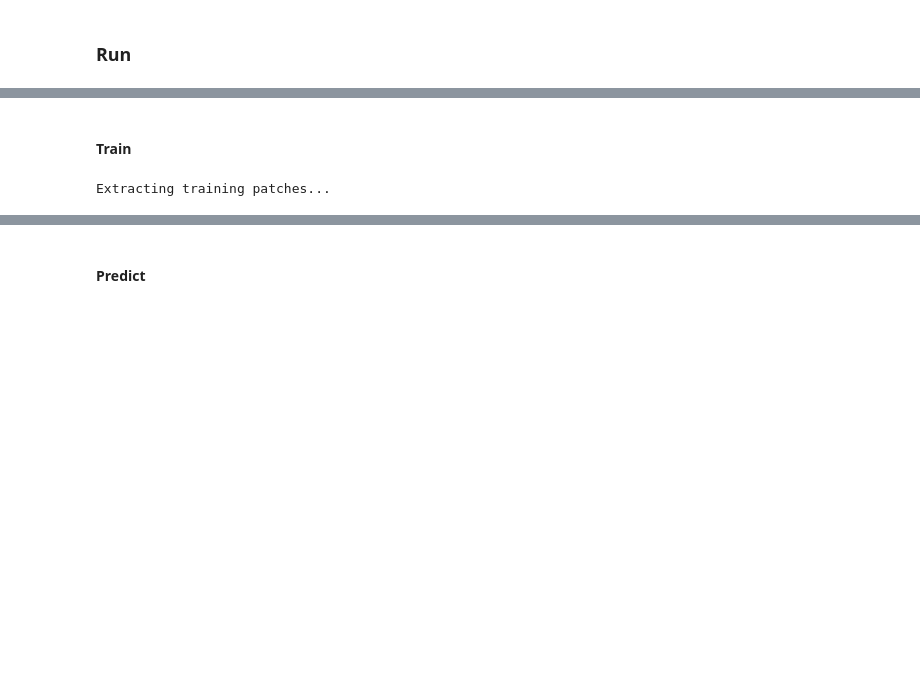
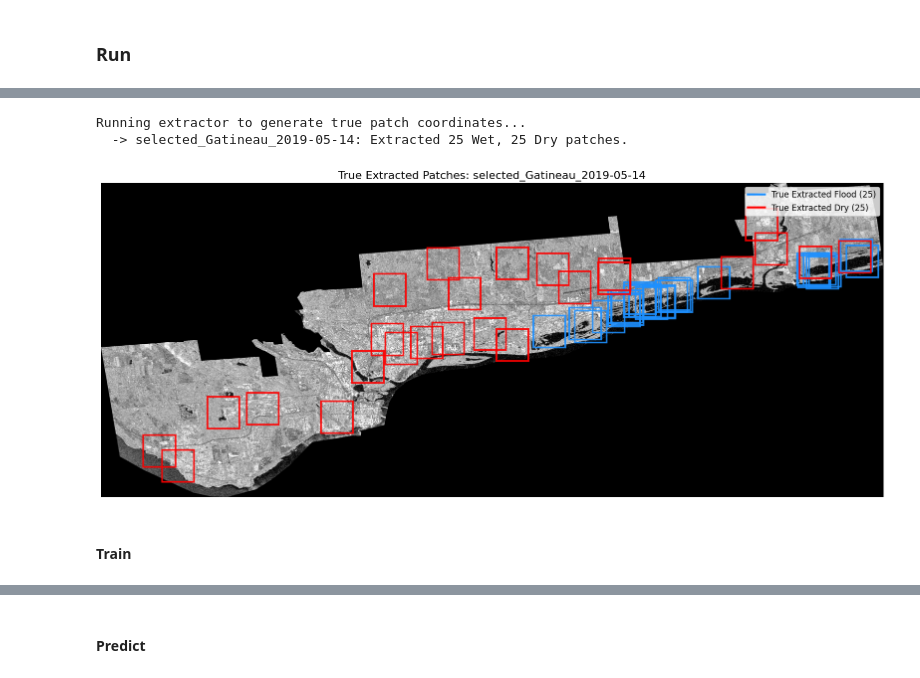
Before and after one commit to w-winnie/FloodPrediction, a Jupyter notebook: notebooks/sandbox_3_unet.ipynb, the cells around one changed output, grey strips where cells are left out. Drawn from its saved outputs; the diff is of its cells as text; code cells hidden in the pictures; blank space fills up the shorter version.

```diff
--- a/notebooks/sandbox_3_unet.ipynb
+++ b/notebooks/sandbox_3_unet.ipynb
@@ -792,3 +1023,9 @@ import pickle
+# %%
+visualize_actual_extracted_boxes(val_samples[1], target="gfm_mask", patch_size=256, patches_per_img=50)
+# %% [output]
+Running extractor to generate true patch coordinates...
+  -> selected_Gatineau_2019-05-14: Extracted 25 Wet, 25 Dry patches.
+[figure, added]
 # %% [markdown]
 #### Train
 # %%
@@ -796,11 +1033,3 @@ train_device = torch.device("cuda" if torch.cuda.is_available() else "cpu")
-# %%
-# Build Training Data
-print("Extracting training patches...")
-X_spatial_tensor, X_weather_tensor, y_list_tensor = extract_unet_patches_spatial_weather(train_samples, target="gfm_mask", patch_size=256, patches_per_img=50)
-train_dataset = TensorDataset(X_spatial_tensor, X_weather_tensor, y_list_tensor)
-train_loader = DataLoader(train_dataset, batch_size=16, shuffle=True)
-# %% [output]
-Extracting training patches...
 # %%
 # Initialize and Train Model
 print("Training U-Net...")
```
Also changed, not shown: parts of 47 cells of this notebook.
